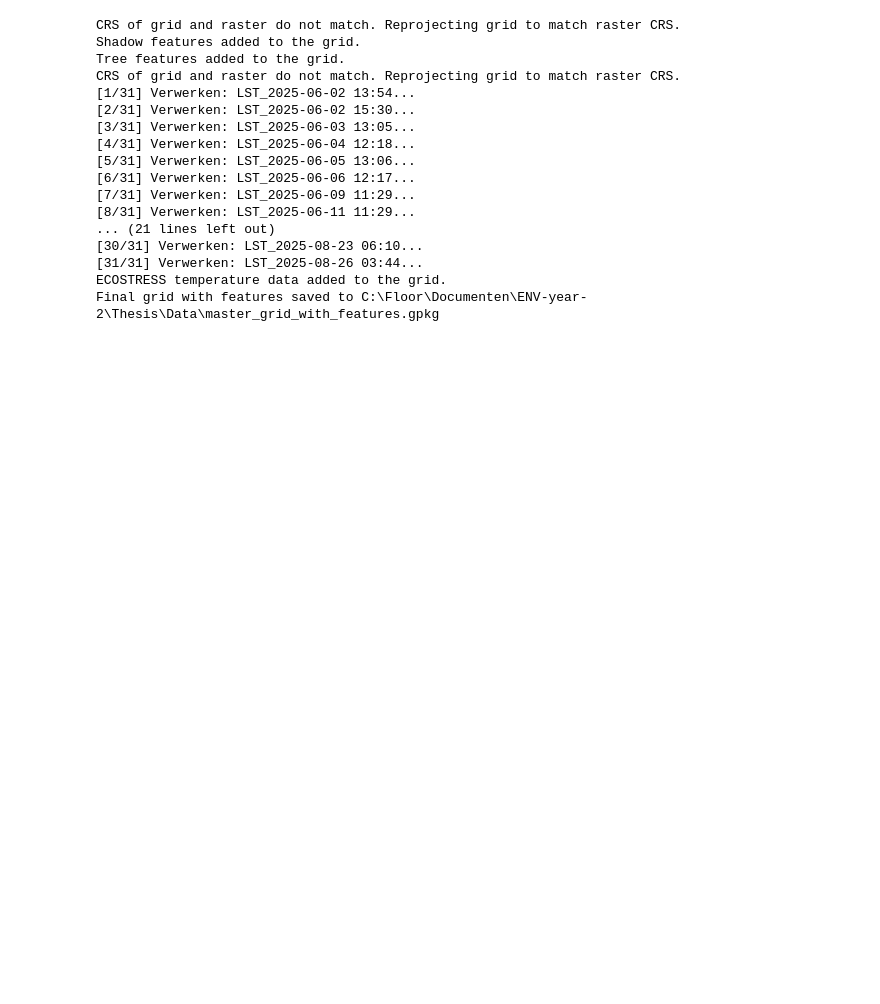
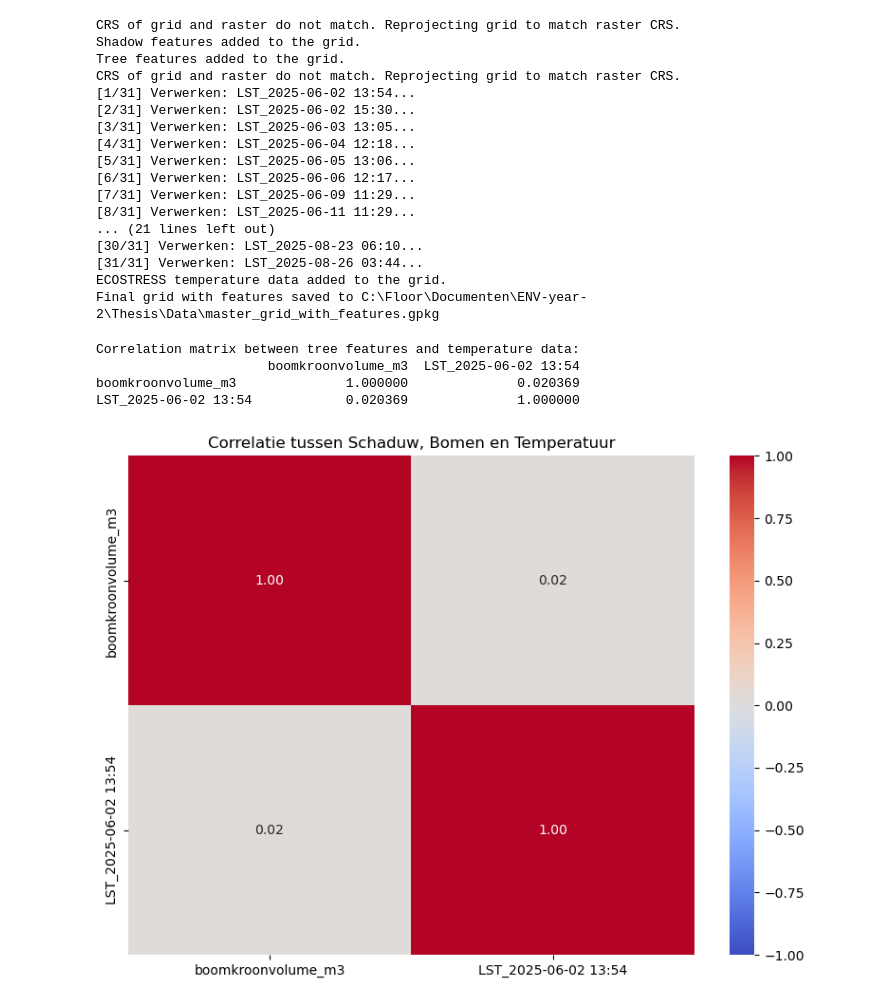
Before and after one commit to floorhoekstra/thesis, a Jupyter notebook: master_rasterize.ipynb, the cells around one changed output. Drawn from its saved outputs; the diff is of its cells as text; code cells hidden in the pictures; blank space fills up the shorter version.

```diff
--- a/master_rasterize.ipynb
+++ b/master_rasterize.ipynb
@@ -152,3 +210,26 @@ CRS of grid and raster do not match. Reprojecting grid to match raster CRS.
 [31/31] Verwerken: LST_2025-08-26 03:44...
 ECOSTRESS temperature data added to the grid.
 Final grid with features saved to C:\Floor\Documenten\ENV-year-2\Thesis\Data\master_grid_with_features.gpkg
+# %%
+master_grid = gpd.read_file("C:\\Floor\\Documenten\\ENV-year-2\\Thesis\\Data\\master_grid_with_features.gpkg")
+
+columns_to_check = ["boomkroonvolume_m3", "LST_2025-06-02 13:54"]
+
+df_stats = master_grid[columns_to_check]
+correlation_matrix = df_stats.corr(method='pearson')
+
+print("Correlation matrix between tree features and temperature data:")
+print(correlation_matrix)
+
+import seaborn as sns
+plt.figure(figsize=(8, 6))
+sns.heatmap(correlation_matrix, annot=True, cmap="coolwarm", vmin=-1, vmax=1, fmt=".2f")
+plt.title("Correlatie tussen Schaduw, Bomen en Temperatuur")
+plt.tight_layout()
+plt.show()
+# %% [output]
+Correlation matrix between tree features and temperature data:
+                      boomkroonvolume_m3  LST_2025-06-02 13:54
+boomkroonvolume_m3              1.000000              0.020369
+LST_2025-06-02 13:54            0.020369              1.000000
+[figure, added]
```
Also changed, not shown: parts of 1 cell of this notebook, 2 other files.
